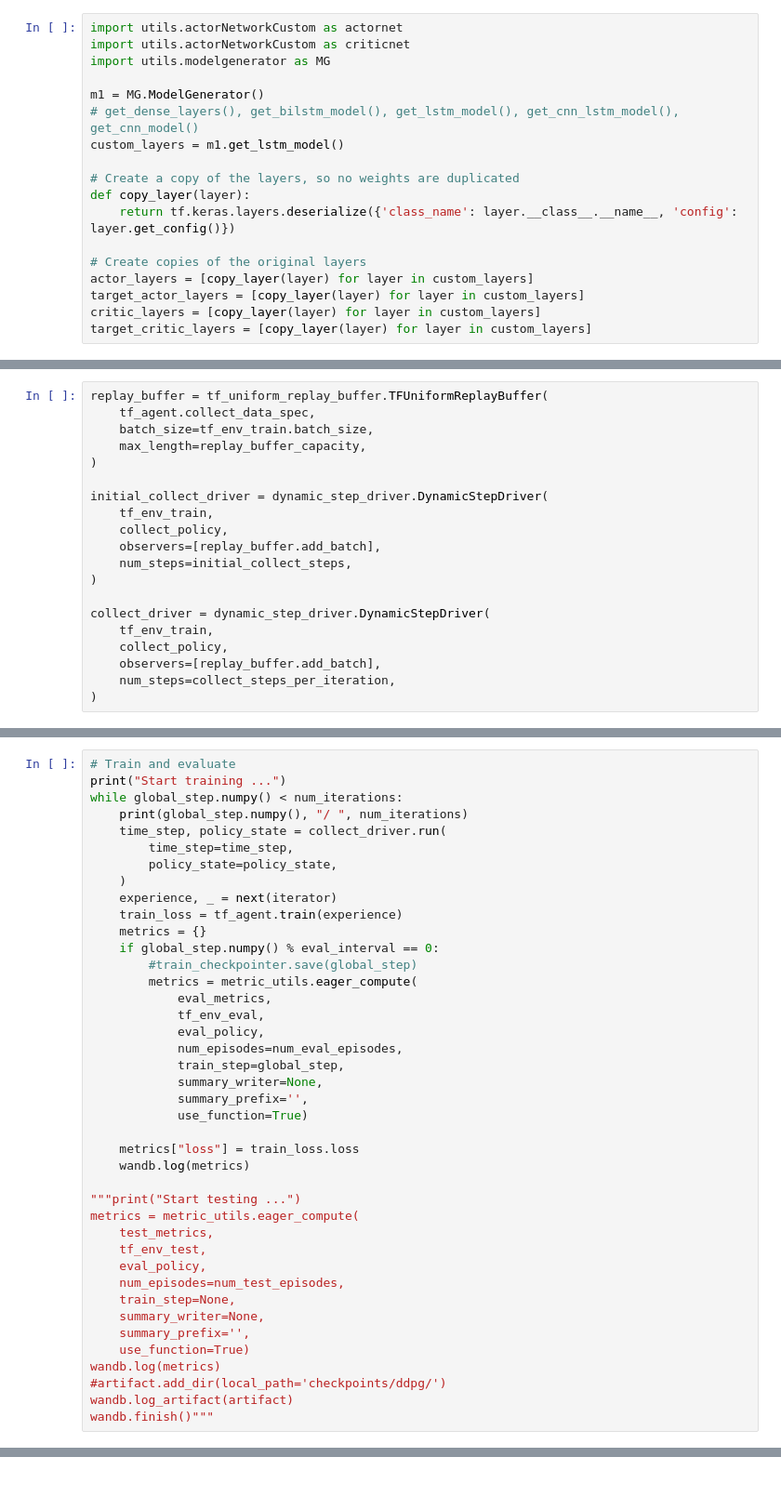
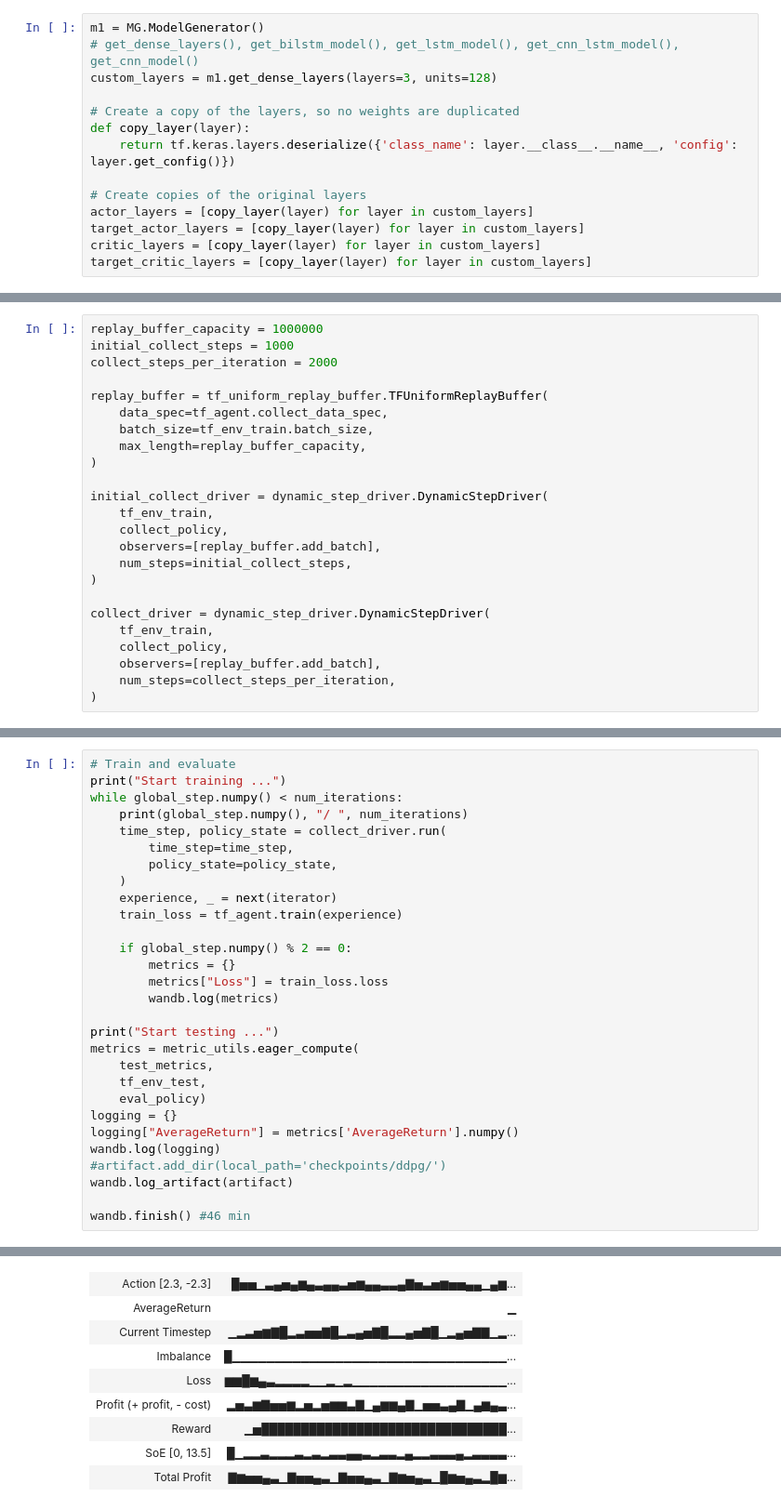
Before and after one commit to JonasSievers/Federated-Reinforcement-Learning-for-Battery-Charging, a Jupyter notebook: src/notebooks/DDPG_from_scratch.ipynb, the cells around one changed output, grey strips where cells are left out. Shown: that part at 93% size. Cells and saved outputs as stored; diff of their text form; blank space fills up the shorter version.

```diff
--- a/src/notebooks/DDPG_from_scratch.ipynb
+++ b/src/notebooks/DDPG_from_scratch.ipynb
@@ -216,11 +236,7 @@ Min Value of Action ->  -2.299999952316284
 # %%
-import utils.actorNetworkCustom as actornet
-import utils.actorNetworkCustom as criticnet
-import utils.modelgenerator as MG
-
 m1 = MG.ModelGenerator()
 # get_dense_layers(), get_bilstm_model(), get_lstm_model(), get_cnn_lstm_model(), get_cnn_model()
-custom_layers = m1.get_lstm_model()
+custom_layers = m1.get_dense_layers(layers=3, units=128)
 
 # Create a copy of the layers, so no weights are duplicated
 def copy_layer(layer):
@@ -276,8 +313,12 @@ tf_agent.initialize()
 eval_policy = tf_agent.policy
 collect_policy = tf_agent.collect_policy
 # %%
+replay_buffer_capacity = 1000000
+initial_collect_steps = 1000
+collect_steps_per_iteration = 2000
+
 replay_buffer = tf_uniform_replay_buffer.TFUniformReplayBuffer(
-    tf_agent.collect_data_spec,
+    data_spec=tf_agent.collect_data_spec,
     batch_size=tf_env_train.batch_size,
     max_length=replay_buffer_capacity,
 )
@@ -373,35 +407,23 @@ while global_step.numpy() < num_iterations:
     )
     experience, _ = next(iterator)
     train_loss = tf_agent.train(experience)
-    metrics = {}
-    if global_step.numpy() % eval_interval == 0:
-        #train_checkpointer.save(global_step)
-        metrics = metric_utils.eager_compute(
-            eval_metrics,
-            tf_env_eval,
-            eval_policy,
-            num_episodes=num_eval_episodes,
-            train_step=global_step,
-            summary_writer=None,
-            summary_prefix='',
-            use_function=True)
 
-    metrics["loss"] = train_loss.loss
-    wandb.log(metrics)
+    if global_step.numpy() % 2 == 0:
+        metrics = {}
+        metrics["Loss"] = train_loss.loss
+        wandb.log(metrics)
 
-"""print("Start testing ...")
+print("Start testing ...")
 metrics = metric_utils.eager_compute(
     test_metrics,
     tf_env_test,
-    eval_policy,
-    num_episodes=num_test_episodes,
-    train_step=None,
-    summary_writer=None,
-    summary_prefix='',
-    use_function=True)
-wandb.log(metrics)
+    eval_policy)
+logging = {}
+logging["AverageReturn"] = metrics['AverageReturn'].numpy()
+wandb.log(logging)
 #artifact.add_dir(local_path='checkpoints/ddpg/')
 wandb.log_artifact(artifact)
-wandb.finish()"""
+
+wandb.finish() #46 min
 # %% [output]
 Start training ...
@@ -424,0 +447,9 @@ KeyboardInterrupt:
+| Action [2.3, -2.3] | █▅▅▁▃▄▅▄▆▄▃▄▄▃▅▆▄▄▃▃▄▇▅▃▅▆▅▅▄▄▁▄▆... |
+| AverageReturn | ▁ |
+| Current Timestep | ▁▂▃▅▆▇█▂▃▅▅▇█▂▃▄▅▇█▂▂▄▅▇█▁▂▄▅▇▇▁▂... |
+| Imbalance | █▁▁▁▁▁▁▁▁▁▁▁▁▁▁▁▁▁▁▁▁▁▁▁▁▁▁▁▁▁▁▁▁... |
+| Loss | ▆▆█▆▄▃▂▂▂▂▁▁▂▁▂▁▁▁▁▁▁▁▁▁▁▁▁▁▁▁▁▁▁... |
+| Profit (+ profit, - cost) | ▂▅▃▆▇▅▅▆▂▅▂▅▆▆▃▇▁▄▆▆▄▇▁▅▅▃▄▇▁▄▆▄▃... |
+| Reward | ▁▅███████████████████████████████... |
+| SoE [0, 13.5] | █▁▂▂▃▂▂▂▃▂▃▂▃▃▄▄▃▂▃▃▂▄▂▂▃▃▃▄▂▃▃▃▃... |
+| Total Profit | ▇▆▅▅▄▃▁▇▅▅▄▃▁▇▅▅▄▃▁▇▆▅▄▃▁█▆▅▄▃▂█▆... |
```
Also changed, not shown: parts of 10 cells of this notebook, 4 other files.
